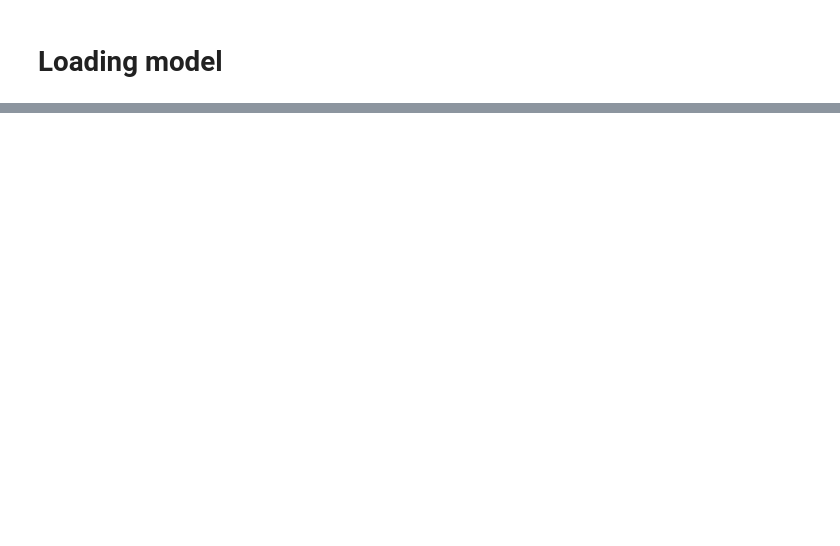
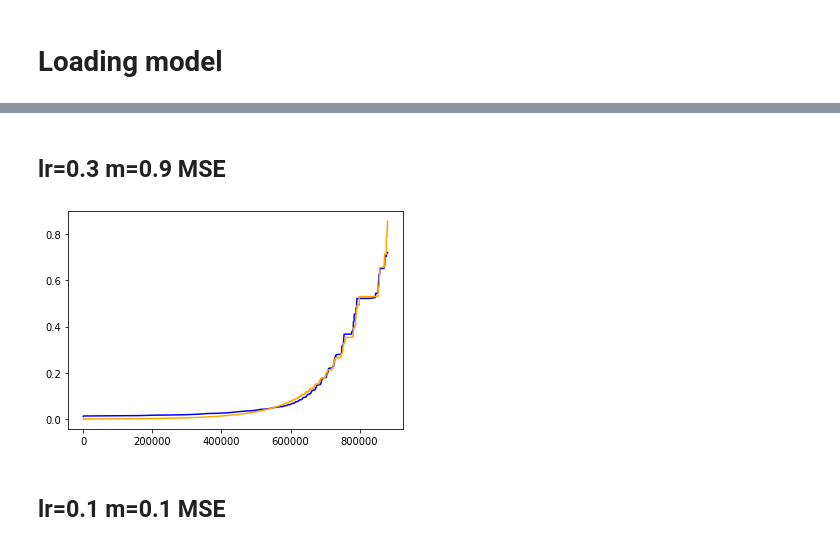
Before and after one commit to WernerVdM97/SKRIPSIE, a Jupyter notebook: Training NN on counts.ipynb, the cells around one changed output, grey strips where cells are left out. Drawn from its saved outputs; the diff is of its cells as text; code cells hidden in the pictures; blank space fills up the shorter version.

```diff
--- a/Training NN on counts.ipynb
+++ b/Training NN on counts.ipynb
@@ -244,0 +255,10 @@ plt.show()
+# %% [markdown]
+## lr=0.3 m=0.9 MSE
+# %%
+plt.plot(net_results,'b')
+plt.plot(actual_results,'orange')
+plt.show()
+# %% [output]
+[figure, added]
+# %% [markdown]
+## lr=0.1 m=0.1 MSE
```
Also changed, not shown: parts of 70 cells of this notebook, 14 other files.
